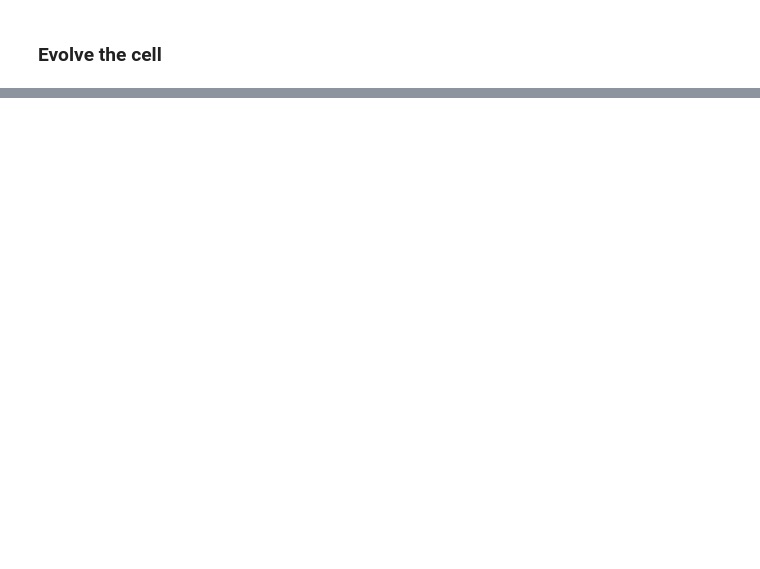
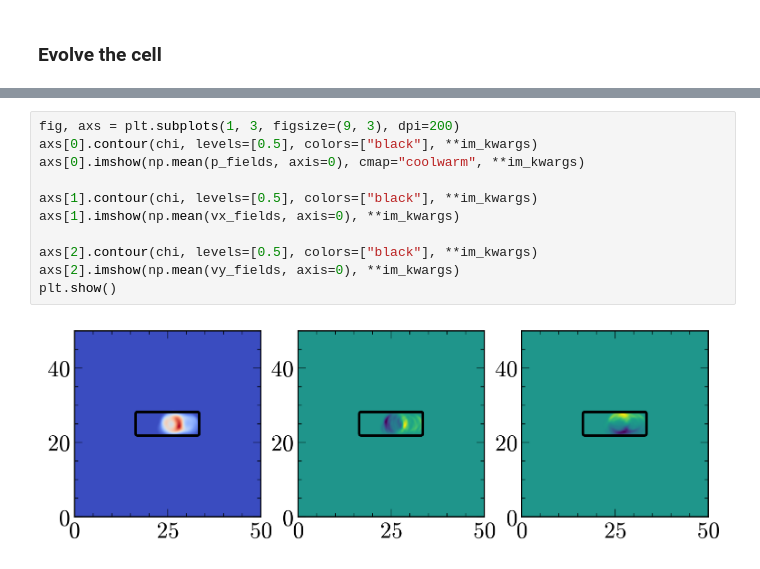
Before and after one commit to pedromzadeh/hopper, a Jupyter notebook: _notebooks/testing.ipynb, the cells around one changed output, grey strips where cells are left out. Drawn from its saved outputs; the diff is of its cells as text; blank space fills up the shorter version.

```diff
--- a/_notebooks/testing.ipynb
+++ b/_notebooks/testing.ipynb
@@ -143,0 +489,13 @@ cell._prob_type
+# %%
+fig, axs = plt.subplots(1, 3, figsize=(9, 3), dpi=200)
+axs[0].contour(chi, levels=[0.5], colors=["black"], **im_kwargs)
+axs[0].imshow(np.mean(p_fields, axis=0), cmap="coolwarm", **im_kwargs)
+
+axs[1].contour(chi, levels=[0.5], colors=["black"], **im_kwargs)
+axs[1].imshow(np.mean(vx_fields, axis=0), **im_kwargs)
+
+axs[2].contour(chi, levels=[0.5], colors=["black"], **im_kwargs)
+axs[2].imshow(np.mean(vy_fields, axis=0), **im_kwargs)
+plt.show()
+# %% [output]
+[figure, added]
```
Also changed, not shown: parts of 19 cells of this notebook, 14 other files.
